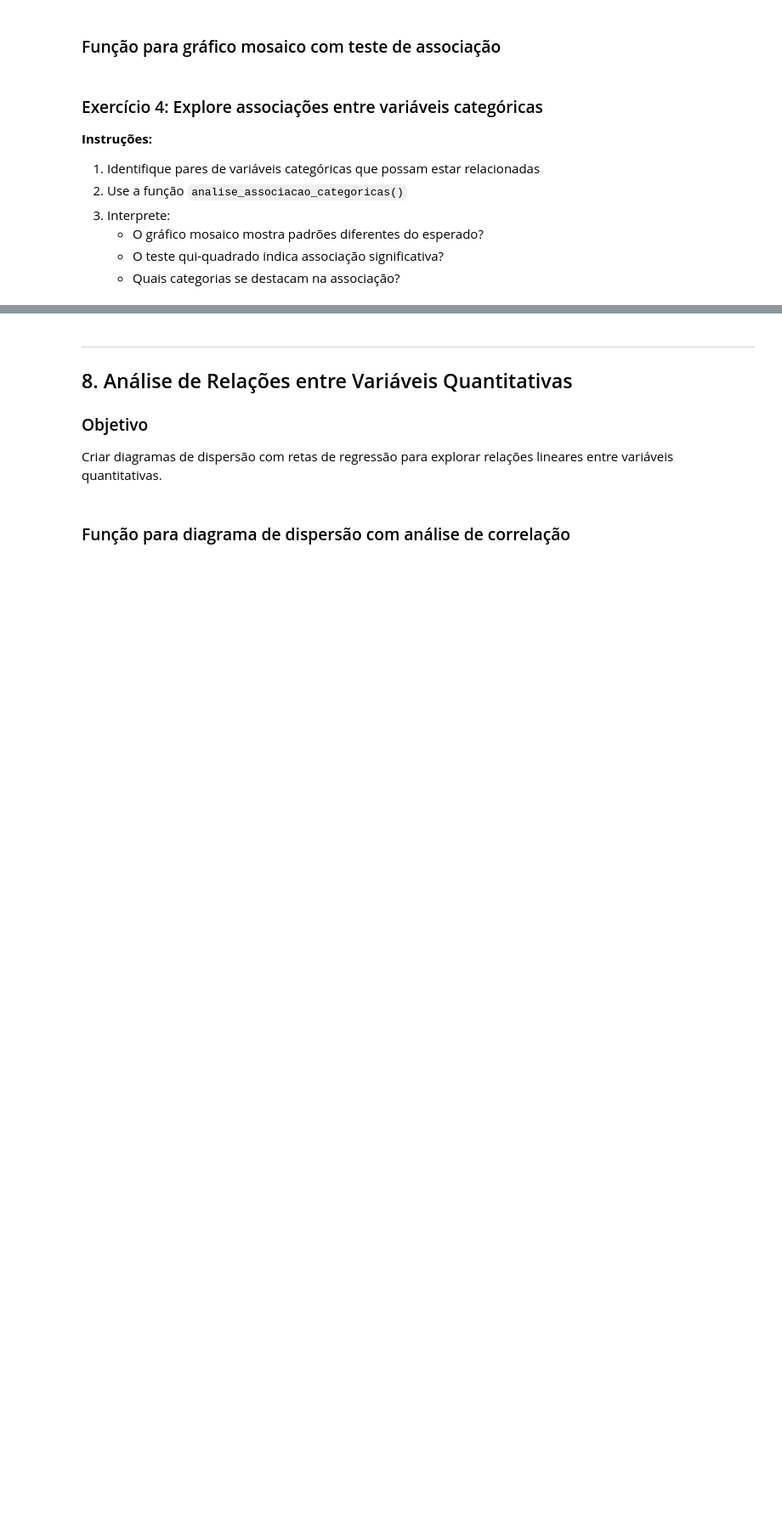
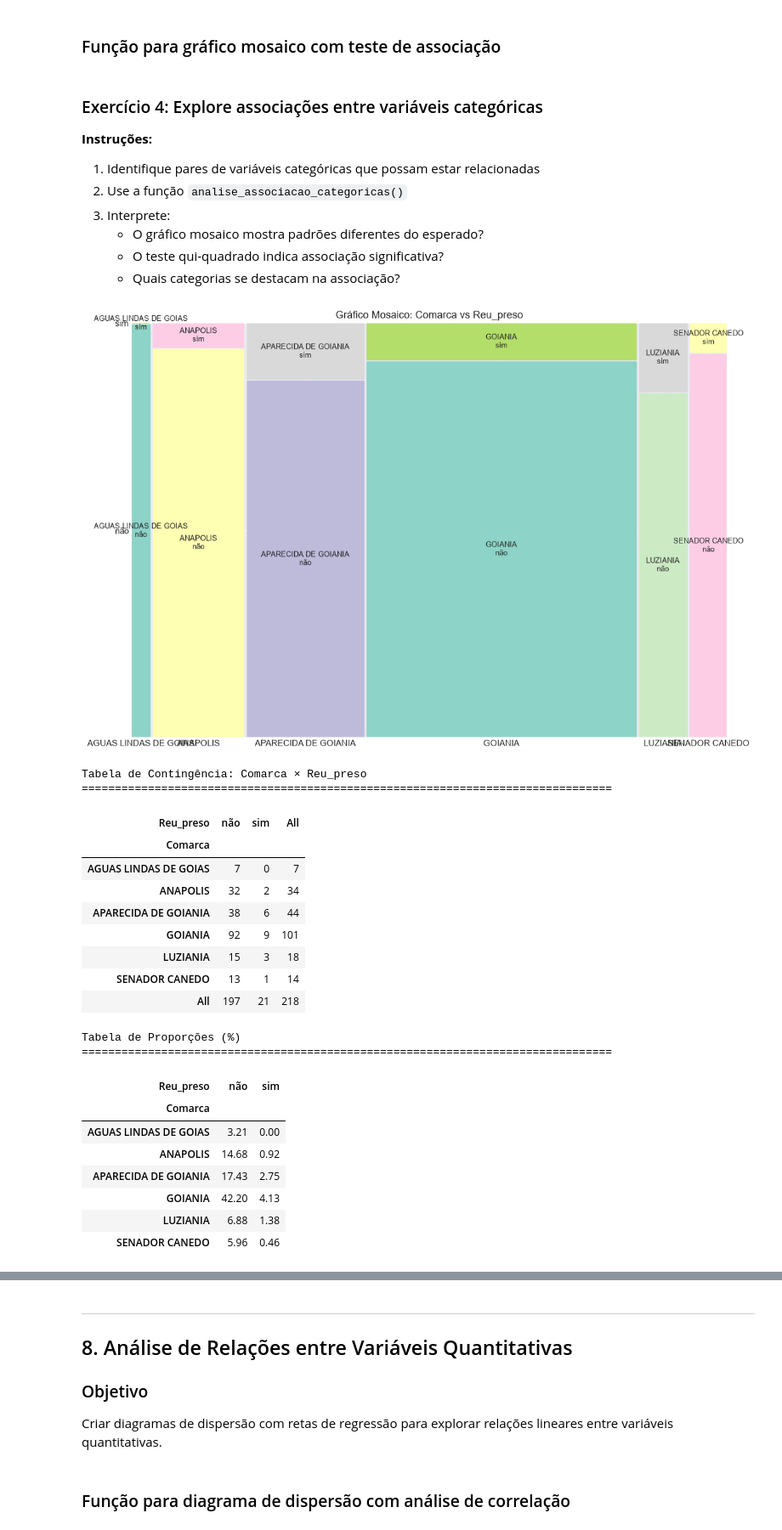
Before and after one commit to cleuler/notebook, a Jupyter notebook: estcaso_ip.ipynb, the cells around one changed output, grey strips where cells are left out. Shown at 85% size. Cells and saved outputs as stored; diff of their text form; code cells hidden in the pictures; blank space fills up the shorter version.

```diff
--- a/estcaso_ip.ipynb
+++ b/estcaso_ip.ipynb
@@ -774,5 +820,29 @@ def analise_associacao_categoricas(dados, var1, var2):
 # %%
 # Exemplo:
 # analise_associacao_categoricas(dados, 'VARIAVEL_CATEGORICA_1', 'VARIAVEL_CATEGORICA_2')
 
 # SEU CÓDIGO AQUI
+analise_associacao_categoricas(dados, 'Comarca', 'Reu_preso')
+# %% [output]
+[figure, added]
+Tabela de Contingência: Comarca × Reu_preso
+================================================================================
+| Reu_preso | não | sim | All |
+| Comarca |  |  |  |
+| AGUAS LINDAS DE GOIAS | 7 | 0 | 7 |
+| ANAPOLIS | 32 | 2 | 34 |
+| APARECIDA DE GOIANIA | 38 | 6 | 44 |
+| GOIANIA | 92 | 9 | 101 |
+| LUZIANIA | 15 | 3 | 18 |
+| SENADOR CANEDO | 13 | 1 | 14 |
+| All | 197 | 21 | 218 |
+Tabela de Proporções (%)
+================================================================================
+| Reu_preso | não | sim |
+| Comarca |  |  |
+| AGUAS LINDAS DE GOIAS | 3.21 | 0.00 |
+| ANAPOLIS | 14.68 | 0.92 |
+| APARECIDA DE GOIANIA | 17.43 | 2.75 |
+| GOIANIA | 42.20 | 4.13 |
+| LUZIANIA | 6.88 | 1.38 |
+| SENADOR CANEDO | 5.96 | 0.46 |
```
Also changed, not shown: parts of 17 cells of this notebook, 23 other files.
